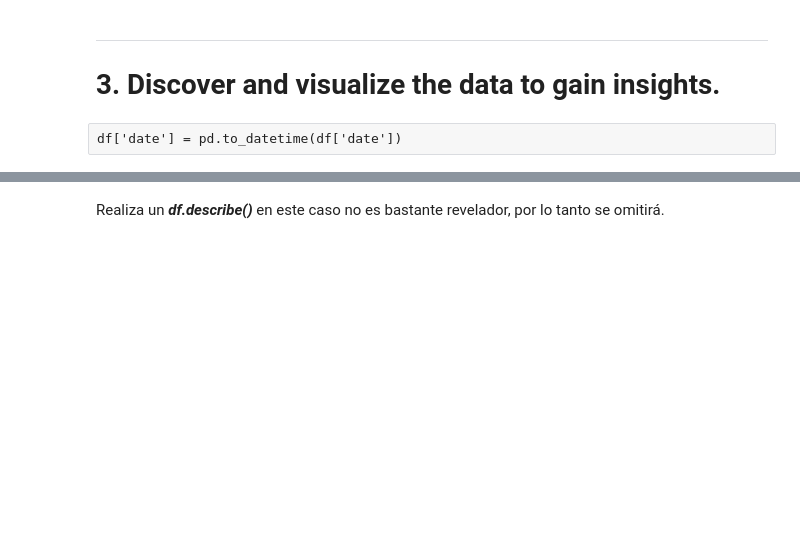
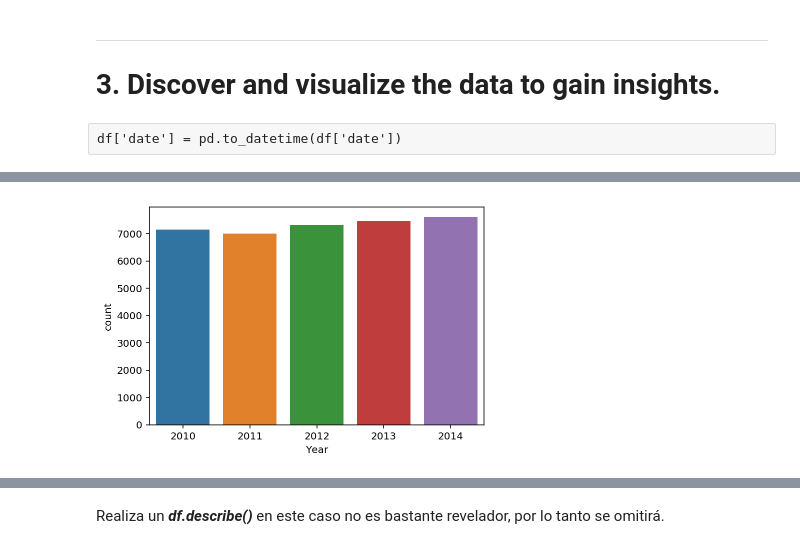
Before and after one commit to AlanItzep/JupyterGH, a Jupyter notebook: PRACTICA.ipynb, the cells around one changed output, grey strips where cells are left out. Cells and saved outputs as stored; diff of their text form; code cells hidden in the pictures; blank space fills up the shorter version.

```diff
--- a/PRACTICA.ipynb
+++ b/PRACTICA.ipynb
@@ -35,0 +108,5 @@ df['date'] = pd.to_datetime(df['date'])
+# %%
+happenM = df[df['Accident'] == 1]
+sns.countplot(x="Year", data=happen);
+# %% [output]
+[figure, added]
```
Also changed, not shown: parts of 119 cells of this notebook, 2 other files.
